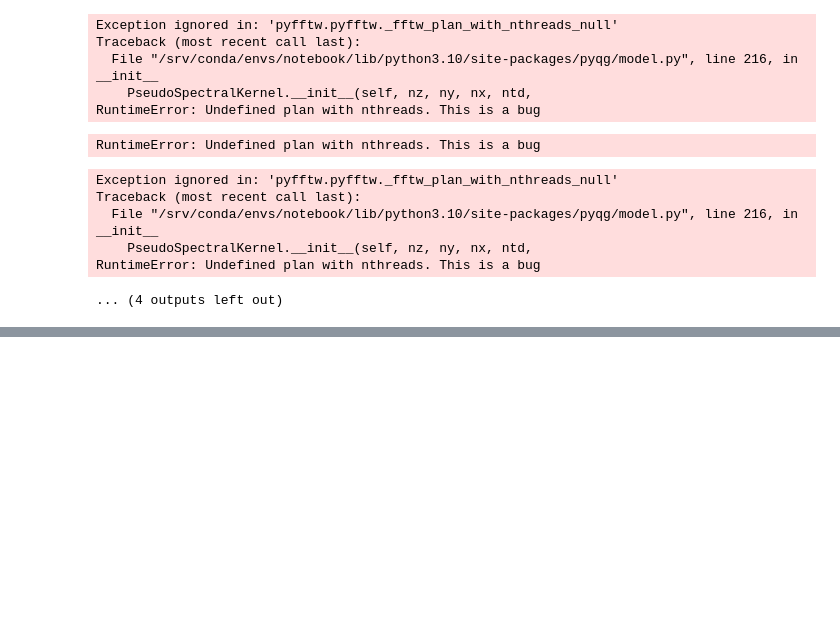
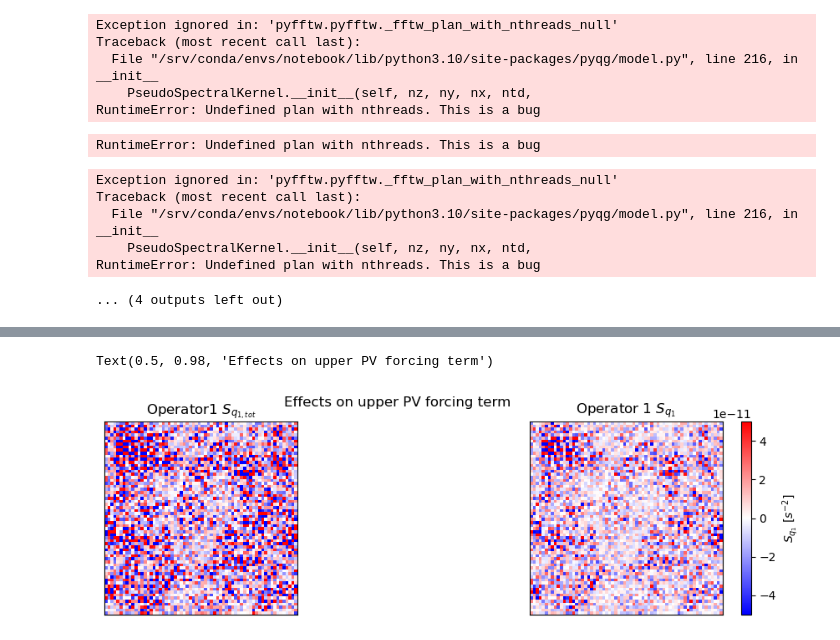
Before and after one commit to ocean-transport/QG-model-summer23, a Jupyter notebook: 2Dturb.ipynb, the cells around one changed output, grey strips where cells are left out. Drawn from its saved outputs; the diff is of its cells as text; code cells hidden in the pictures; blank space fills up the shorter version.

```diff
--- a/2Dturb.ipynb
+++ b/2Dturb.ipynb
@@ -151,0 +192,12 @@ AssertionError: None
+# %%
+# Visualizing effects on upper PV forcing term
+fig = plt.figure(figsize=(14.5,3))
+plt.subplot(1,2,1, title='Operator1 $S_{q_{1,tot}}$')
+imshow(op1.q_forcing_total[0], 3e-11)
+plt.subplot(1,2,2, title='Operator 1' + " $S_{q_1}$")
+im = imshow(op1.subgrid_forcing('q')[0], 5e-11)
+cb = fig.colorbar(im, ax=fig.axes, pad=0.02).set_label('$S_{q_1}$ [$s^{-2}$]')
+plt.suptitle('Effects on upper PV forcing term')
+# %% [output]
+Text(0.5, 0.98, 'Effects on upper PV forcing term')
+[figure, added]
```
Also changed, not shown: parts of 19 cells of this notebook.
